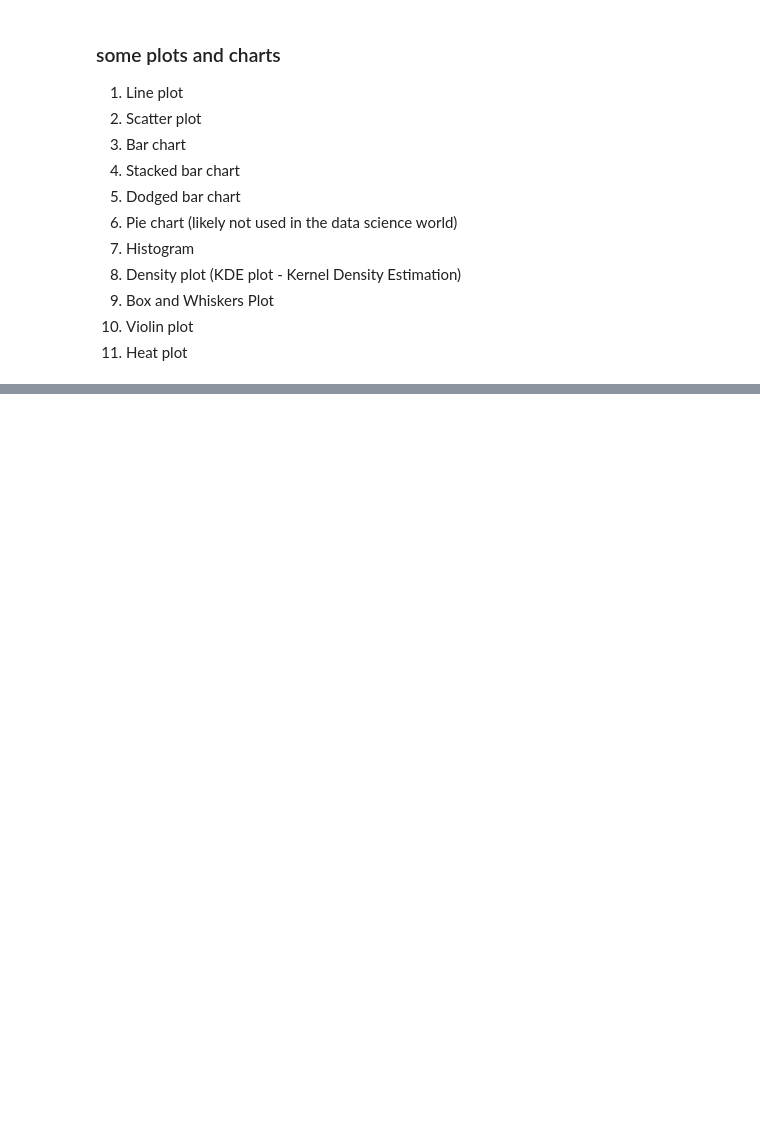
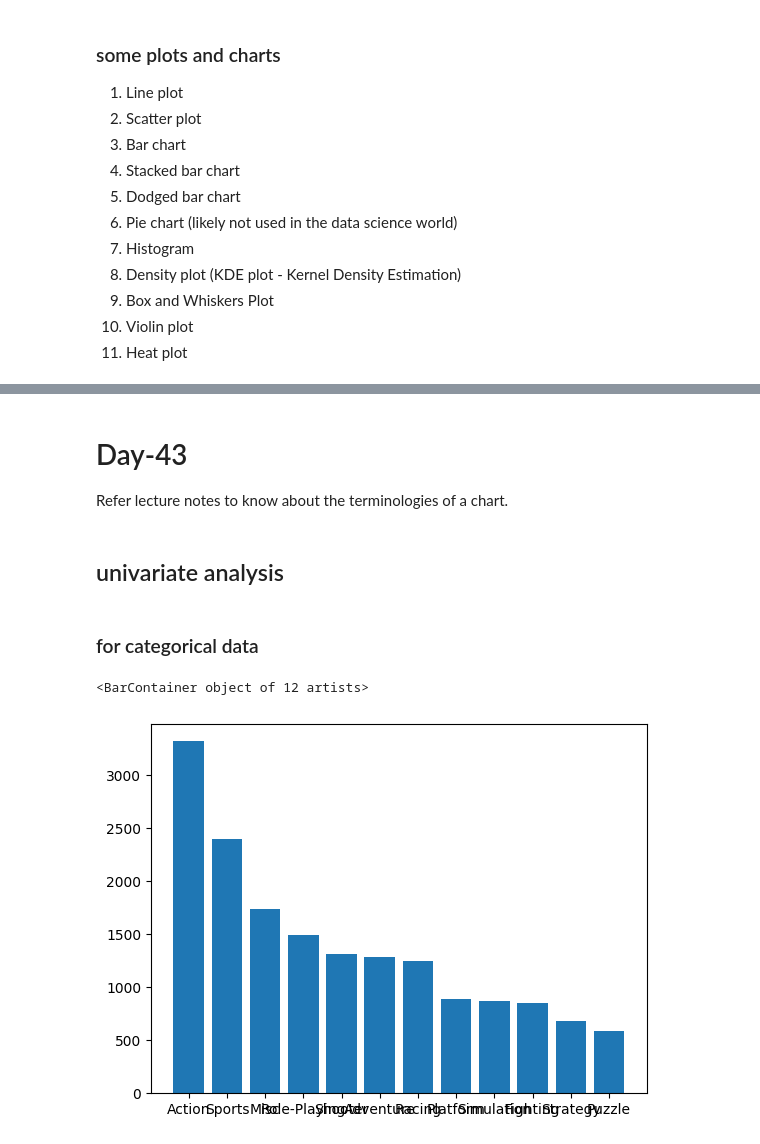
Before and after one commit to Abarajithan-Selvaraj/scaler-dsml-notes, a Jupyter notebook: 03 Python Libraries/data-viz.ipynb, the cells around one changed output, grey strips where cells are left out. Drawn from its saved outputs; the diff is of its cells as text; code cells hidden in the pictures; blank space fills up the shorter version.

```diff
--- a/03 Python Libraries/data-viz.ipynb
+++ b/03 Python Libraries/data-viz.ipynb
@@ -51,3 +51,21 @@ import seaborn as sns
 # univariate analysis (Either categorical (C) or Continuous (N))
 # bivaiate analysis (NN or CN or CC)
 # multivariate analysis (NNN or NNC or NCC or CCC)
+# %% [markdown]
+# Day-43
+
+Refer lecture notes to know about the terminologies of a chart.
+# %% [markdown]
+## univariate analysis
+# %% [markdown]
+### for categorical data
+# %%
+# analysing the genre of games in the list
+genre_data = df["Genre"].value_counts()
+x = genre_data.index
+y = genre_data
+
+plt.bar(x, y)
+# %% [output]
+<BarContainer object of 12 artists>
+[figure, added]
```
Also changed, not shown: parts of 12 cells of this notebook.
